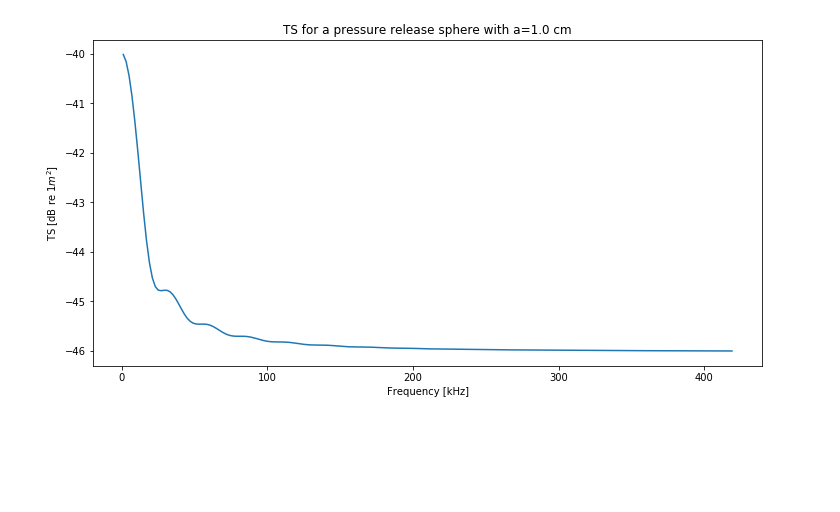
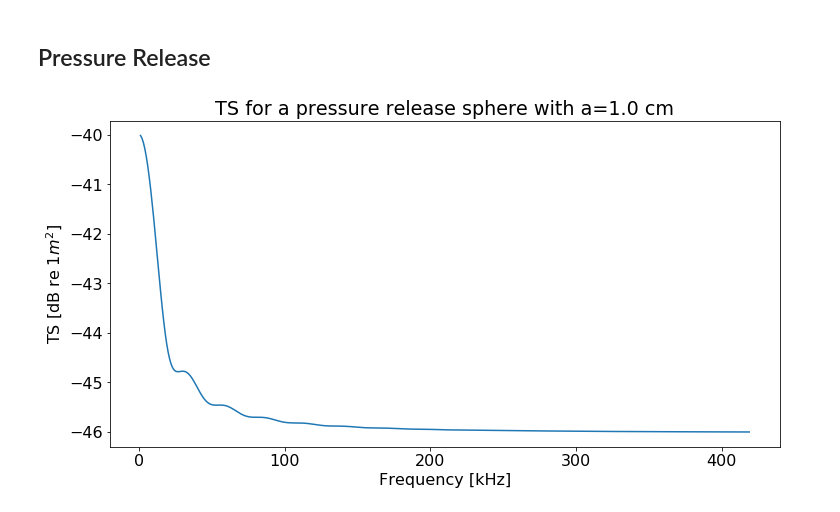
Before and after one commit to SvenGastauer/scatmod, a Jupyter notebook: python/Benchmark - Analytical Spheres.ipynb, the cells around one changed output. Drawn from its saved outputs; the diff is of its cells as text; code cells hidden in the pictures; blank space fills up the shorter version.

Commit message:
update analytical spheres

```diff
--- a/python/Benchmark - Analytical Spheres.ipynb
+++ b/python/Benchmark - Analytical Spheres.ipynb
@@ -1,13 +5,27 @@
 # %%
 %matplotlib inline
+#load packages
+import numpy as np
 from fluid_sphere import *
-import matplotlib.pyplot as plt
+import time
+import pandas as pd
+import seaborn as sns
 
+#radius
+a = 0.01
 
-a = 0.01
-freqs = np.arange(1,420,2)*1000
+#frequencies
+freqs = np.arange(1,420,1)*1000
+f = 200 * 1000
 
-f = 200 * 1000
+# for fluid-like sphere
+Range = 10
+Radius = 0.01
+Theta = 1.571
+g = 1028.9 / 1026.8 #1.0025
+h = 1480.3 / 1477.4 #1.0025
+
+#define densities
 rho_w =1026.8
 rho_gas = 1.24
 rho_shell_gas = 1070
@@ -16,6 +34,7 @@ rho_shell_weak = 1028.9
 rho_int_weak = 1031.0
 rho_weak = 1028.9
 
+#define sound speeds
 c_w =1477.4
 c_gas = 345.0
 c_shell_gas = 1570.0
@@ -23,3 +42,10 @@ c_shell_prel = 1480.3
 c_shell_weak = 1480.3
 c_int_weak = 1483.3
 c_weak = 1480.3
+
+
+#define variable for frequency and length range simulations
+freqs_low = np.arange(10,300,0.5)*1000
+radii = np.arange(1,20,0.5)/100
+fs = np.repeat(freqs_low, len(radii))
+rs = np.tile(radii, len(freqs_low))
@@ -39,13 +165,24 @@ plt.show()
+# %% [markdown]
+## Pressure Release
 # %%
-#pressure_release_sphere_simple(f=f,a=a,c=c_w)
+#single frequency
+start = time.perf_counter()
+TS_py = pressure_release_sphere_simple(f=f,a=a,c=c_w)
+end = time.perf_counter()
+tel_0 = end - start
+
+#frequency range one sphere
+start = time.perf_counter()
 TS_py = [pressure_release_sphere_simple(f=x,a=a,c=c_w) for x in freqs]
+end = time.perf_counter()
+tel_0 = end - start
 
 #generate plot with matplotlib
 fig, ax = plt.subplots(figsize=(12,6))
 ax.plot(freqs/1000, TS_py)
 plt.xlabel("Frequency [kHz]")
 plt.ylabel("TS [dB re 1$m^2$]")
 plt.title("TS for a pressure release sphere with a=%.1f cm"%(a*100))
 plt.show()
 # %% [output]
-[figure, old version]
+[figure, new version]
```
Also changed, not shown: parts of 15 cells of this notebook, 1 other file.
